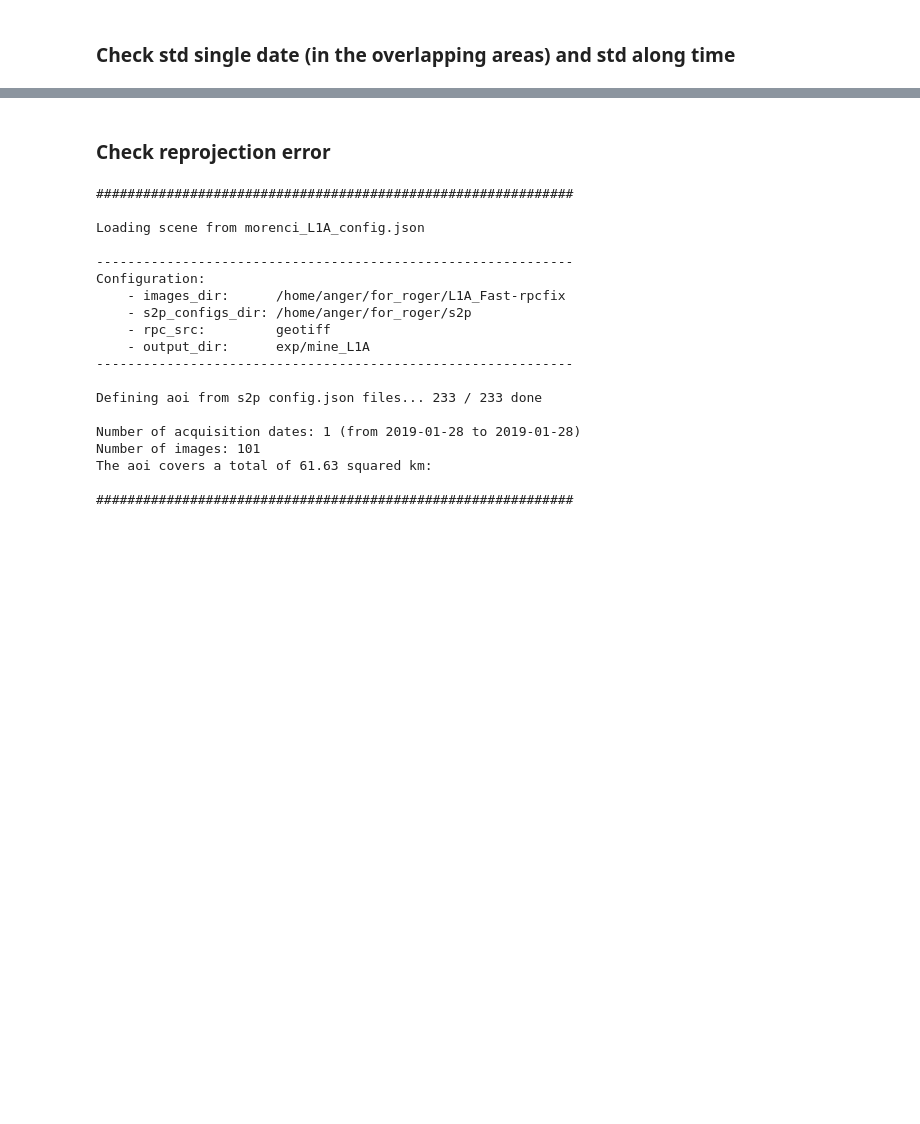
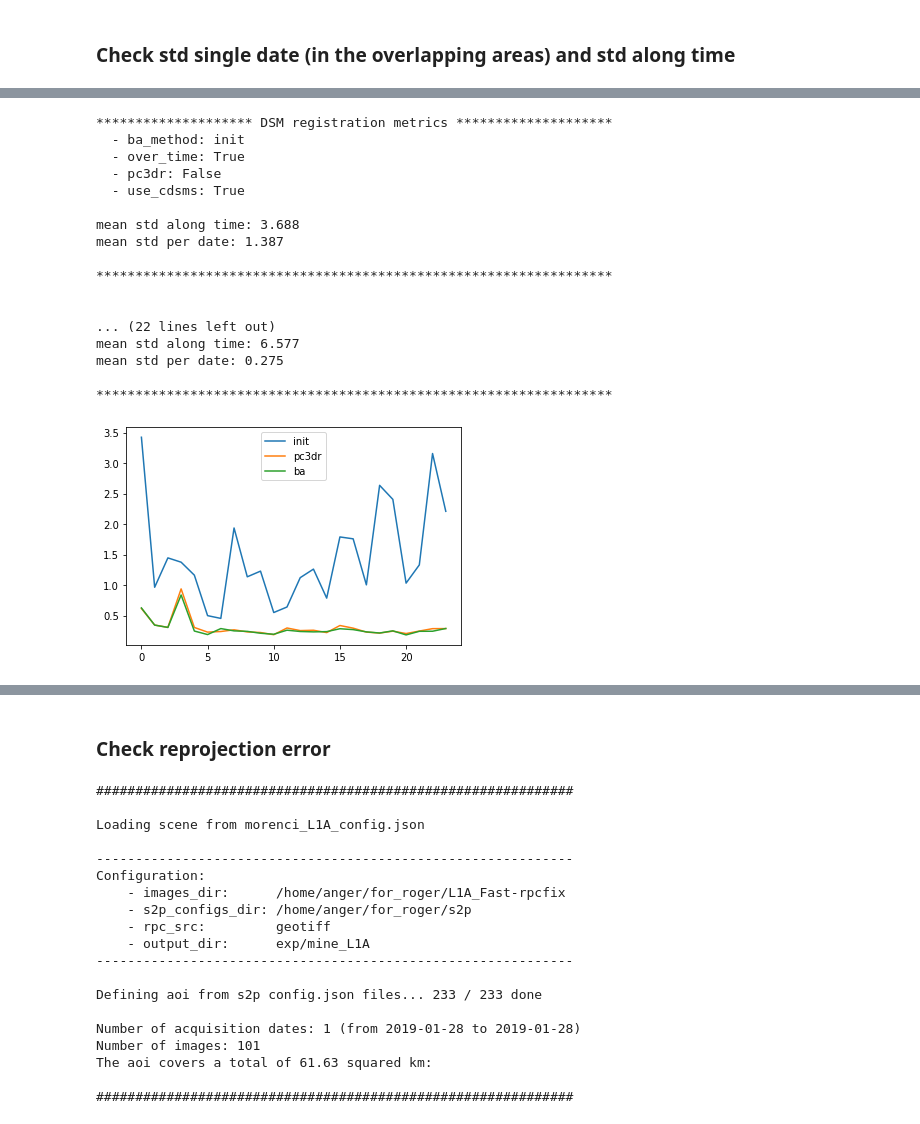
Before and after one commit to centreborelli/sat-bundleadjust, a Jupyter notebook: SAT-4DBA_eval_script.ipynb, the cells around one changed output, grey strips where cells are left out. Drawn from its saved outputs; the diff is of its cells as text; code cells hidden in the pictures; blank space fills up the shorter version.

```diff
--- a/SAT-4DBA_eval_script.ipynb
+++ b/SAT-4DBA_eval_script.ipynb
@@ -49,0 +103,56 @@ ValueError: need at least one array to concatenate
+# %%
+exp_dir = 'exp/coal_opencv'
+ba_method = 'init'
+pc3dr = False
+dense = True
+over_time = True
+
+mean_std_per_date1, std_over_time1 = compute_metrics(exp_dir, ba_method,
+                                                     over_time=over_time, pc3dr=pc3dr, use_cdsms=dense)
+
+
+exp_dir = 'exp/coal_opencv'
+ba_method = 'init'
+pc3dr = True
+dense = True
+over_time = True
+
+mean_std_per_date2, std_over_time2 = compute_metrics(exp_dir, ba_method,
+                                                     over_time=over_time, pc3dr=pc3dr, use_cdsms=dense)
+
+
+exp_dir = 'exp/coal_opencv'
+ba_method = 'ba_seq_n0_60k_ALL'
+pc3dr = False
+dense = True
+over_time = True
+
+mean_std_per_date3, std_over_time3 = compute_metrics(exp_dir, ba_method,
+                                                     over_time=over_time, pc3dr=pc3dr, use_cdsms=dense)
+
+plt.figure()
+plt.plot(mean_std_per_date1)
+plt.plot(mean_std_per_date2)
+plt.plot(mean_std_per_date3)
+ax = plt.gca()
+ax.legend(['init', 'pc3dr', 'ba'])
+plt.show();
+# %% [output]
+******************** DSM registration metrics ********************
+  - ba_method: init
+  - over_time: True
+  - pc3dr: False
+  - use_cdsms: True
+
+mean std along time: 3.688
+mean std per date: 1.387
+
+******************************************************************
+
+
+... (22 lines left out)
+mean std along time: 6.577
+mean std per date: 0.275
+
+******************************************************************
+[figure, added]
```
Also changed, not shown: parts of 10 cells of this notebook, 42 other files.
